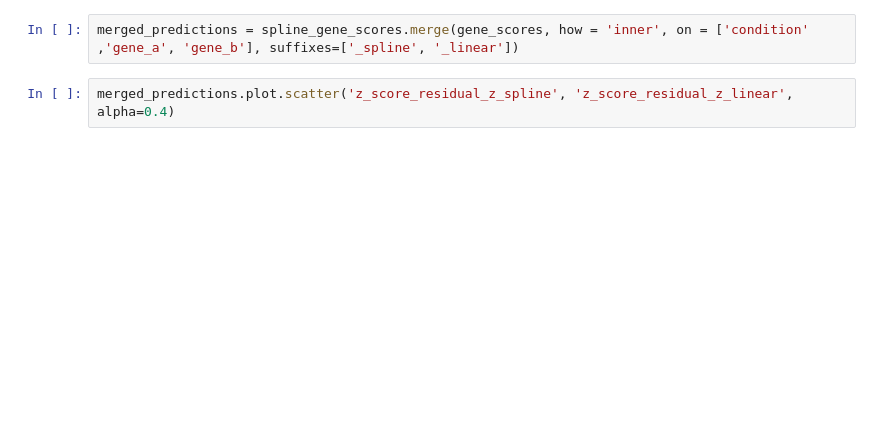
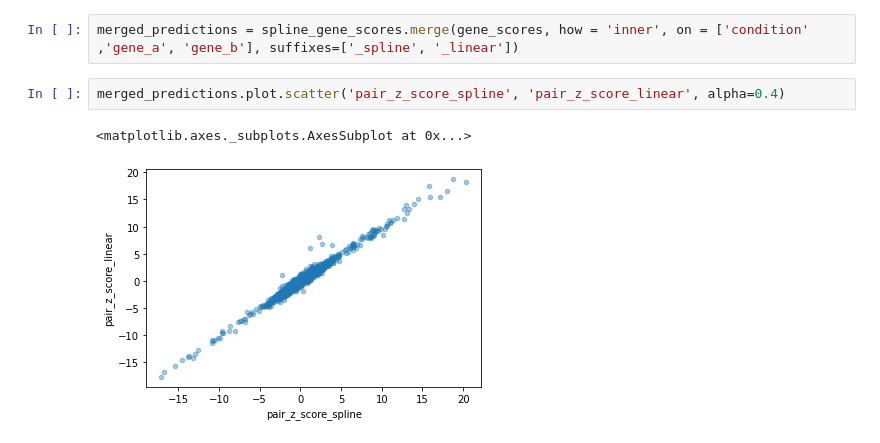
Before and after one commit to gpp-rnd/gnt, a Jupyter notebook: notebooks/basic_usage.ipynb, the cells around one changed output. Drawn from its saved outputs; the diff is of its cells as text; blank space fills up the shorter version.

```diff
--- a/notebooks/basic_usage.ipynb
+++ b/notebooks/basic_usage.ipynb
@@ -60,4 +128,7 @@ spline_gene_scores.sort_values('z_score_residual_z').head(50)
 # %%
 merged_predictions = spline_gene_scores.merge(gene_scores, how = 'inner', on = ['condition' ,'gene_a', 'gene_b'], suffixes=['_spline', '_linear'])
 # %%
-merged_predictions.plot.scatter('z_score_residual_z_spline', 'z_score_residual_z_linear', alpha=0.4)
+merged_predictions.plot.scatter('pair_z_score_spline', 'pair_z_score_linear', alpha=0.4)
+# %% [output]
+<matplotlib.axes._subplots.AxesSubplot at 0x...>
+[figure, added]
```
Also changed, not shown: parts of 8 cells of this notebook, 3 other files.
